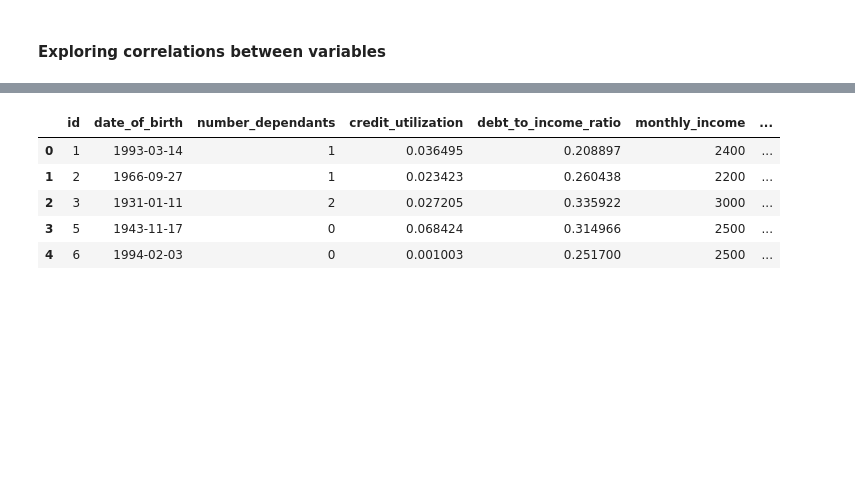
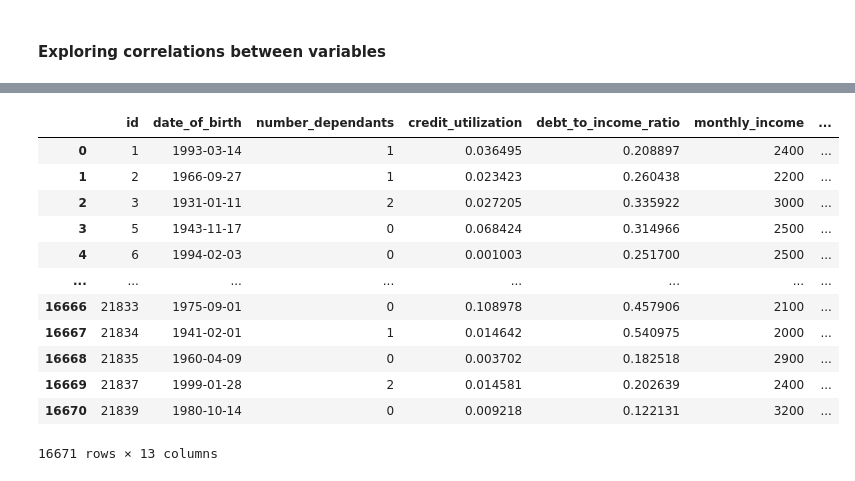
Before and after one commit to kevinmiguel97/Credit-default-model, a Jupyter notebook: Credit_default_model.ipynb, the cells around one changed output, grey strips where cells are left out. Cells and saved outputs as stored; diff of their text form; code cells hidden in the pictures; blank space fills up the shorter version.

Commit message:
Genral summary of variables dataframe

```diff
--- a/Credit_default_model.ipynb
+++ b/Credit_default_model.ipynb
@@ -134,9 +167,16 @@ df_train.boxplot
 # %%
-df_train[0:5]
+df_train
 # %% [output]
 |  | id | date_of_birth | number_dependants | credit_utilization | debt_to_income_ratio | monthly_income | ... |
 | 0 | 1 | 1993-03-14 | 1 | 0.036495 | 0.208897 | 2400 | ... |
 | 1 | 2 | 1966-09-27 | 1 | 0.023423 | 0.260438 | 2200 | ... |
 | 2 | 3 | 1931-01-11 | 2 | 0.027205 | 0.335922 | 3000 | ... |
 | 3 | 5 | 1943-11-17 | 0 | 0.068424 | 0.314966 | 2500 | ... |
 | 4 | 6 | 1994-02-03 | 0 | 0.001003 | 0.251700 | 2500 | ... |
+| ... | ... | ... | ... | ... | ... | ... | ... |
+| 16666 | 21833 | 1975-09-01 | 0 | 0.108978 | 0.457906 | 2100 | ... |
+| 16667 | 21834 | 1941-02-01 | 1 | 0.014642 | 0.540975 | 2000 | ... |
+| 16668 | 21835 | 1960-04-09 | 0 | 0.003702 | 0.182518 | 2900 | ... |
+| 16669 | 21837 | 1999-01-28 | 2 | 0.014581 | 0.202639 | 2400 | ... |
+| 16670 | 21839 | 1980-10-14 | 0 | 0.009218 | 0.122131 | 3200 | ... |
+16671 rows × 13 columns
```
Also changed, not shown: parts of 13 cells of this notebook.
